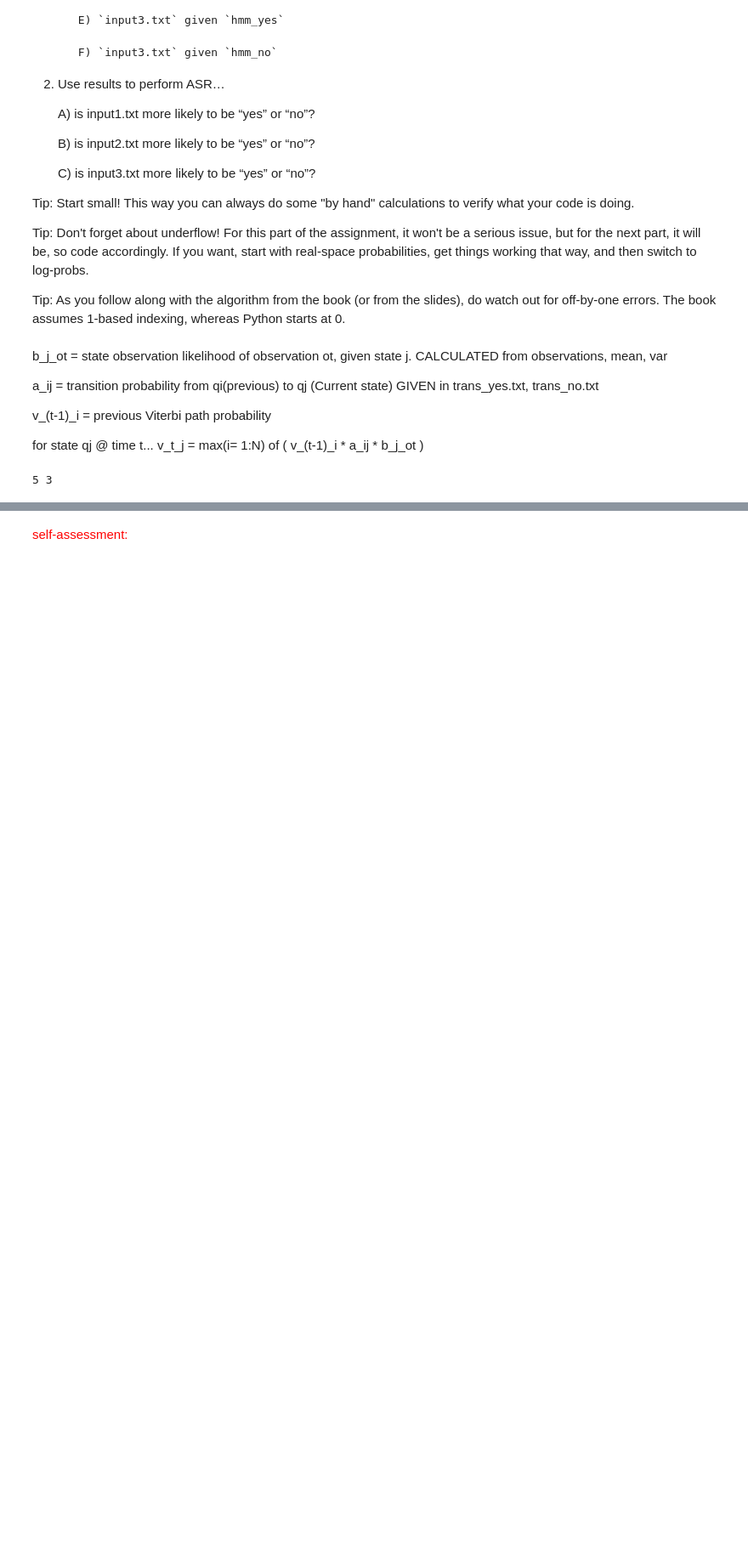
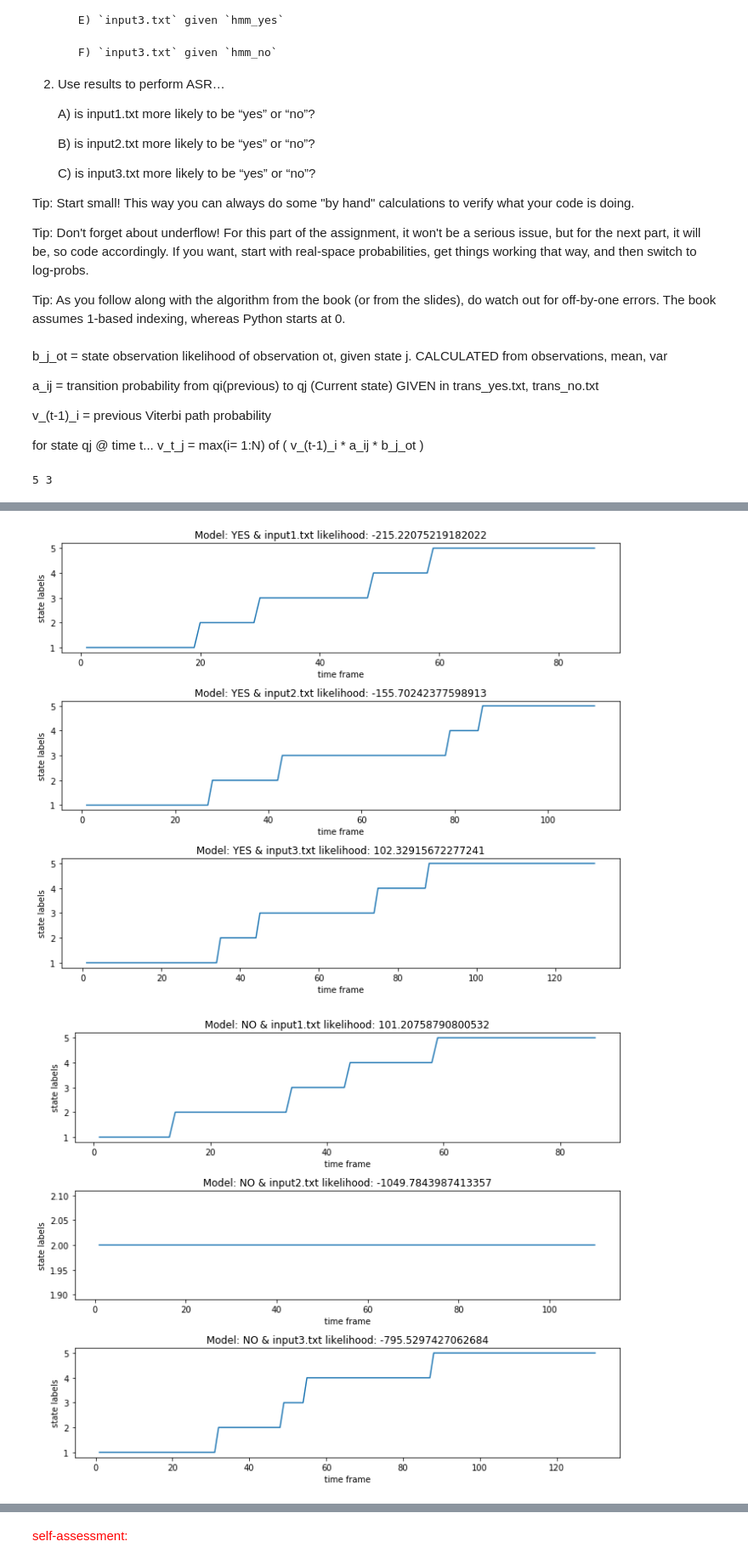
Before and after one commit to jzcs/-ohsu-sequences-hw2, a Jupyter notebook: hw5/hw5.ipynb, the cells around one changed output, grey strips where cells are left out. Shown: that part at 85% size. Cells and saved outputs as stored; diff of their text form; code cells hidden in the pictures; blank space fills up the shorter version.

```diff
--- a/hw5/hw5.ipynb
+++ b/hw5/hw5.ipynb
@@ -193,0 +191,75 @@ like = Viterbi()
+# %%
+######### YES #################################################
+fig = plt.figure(figsize=(10,8))
+fname = "input1.txt"
+wordin = "YES"
+likelihood, states = Viterbi(fname, wordin)
+title = "Model: "+ wordin + " & "+fname+" likelihood: " + str(likelihood)
+
+plt.subplot(3, 1, 1)
+plt.plot(range(1,len(states)+1),states)
+plt.title(title)
+plt.xlabel("time frame")
+plt.ylabel("state labels")
+
+fname = "input2.txt"
+likelihood, states = Viterbi(fname, wordin)
+title = "Model: "+ wordin + " & "+fname+" likelihood: " + str(likelihood)
+
+plt.subplot(3, 1, 2)
+plt.plot(range(1,len(states)+1),states)
+plt.title(title)
+plt.xlabel("time frame")
+plt.ylabel("state labels")
+
+fname = "input3.txt"
+likelihood, states = Viterbi(fname, wordin)
+title = "Model: "+ wordin + " & "+fname+" likelihood: " + str(likelihood)
+
+plt.subplot(3, 1, 3)
+plt.plot(range(1,len(states)+1),states)
+plt.title(title)
+plt.xlabel("time frame")
+plt.ylabel("state labels")
+
+plt.tight_layout()
+plt.show()
+
+######### NO #################################################
+fig2 = plt.figure(figsize=(10,8))
+fname = "input1.txt"
+wordin = "NO"
+likelihood, states = Viterbi(fname, wordin)
+title = "Model: "+ wordin + " & "+fname+" likelihood: " + str(likelihood)
+
+plt.subplot(3, 1, 1)
+plt.plot(range(1,len(states)+1),states)
+plt.title(title)
+plt.xlabel("time frame")
+plt.ylabel("state labels")
+
+fname = "input2.txt"
+likelihood, states = Viterbi(fname, wordin)
+title = "Model: "+ wordin + " & "+fname+" likelihood: " + str(likelihood)
+
+plt.subplot(3, 1, 2)
+plt.plot(range(1,len(states)+1),states)
+plt.title(title)
+plt.xlabel("time frame")
+plt.ylabel("state labels")
+
+fname = "input3.txt"
+likelihood, states = Viterbi(fname, wordin)
+title = "Model: "+ wordin + " & "+fname+" likelihood: " + str(likelihood)
+
+plt.subplot(3, 1, 3)
+plt.plot(range(1,len(states)+1),states)
+plt.title(title)
+plt.xlabel("time frame")
+plt.ylabel("state labels")
+
+plt.tight_layout()
+plt.show(fig2)
+# %% [output]
+[figure, added]
+[figure, added]
```
Also changed, not shown: parts of 2 cells of this notebook, 1 other file.
